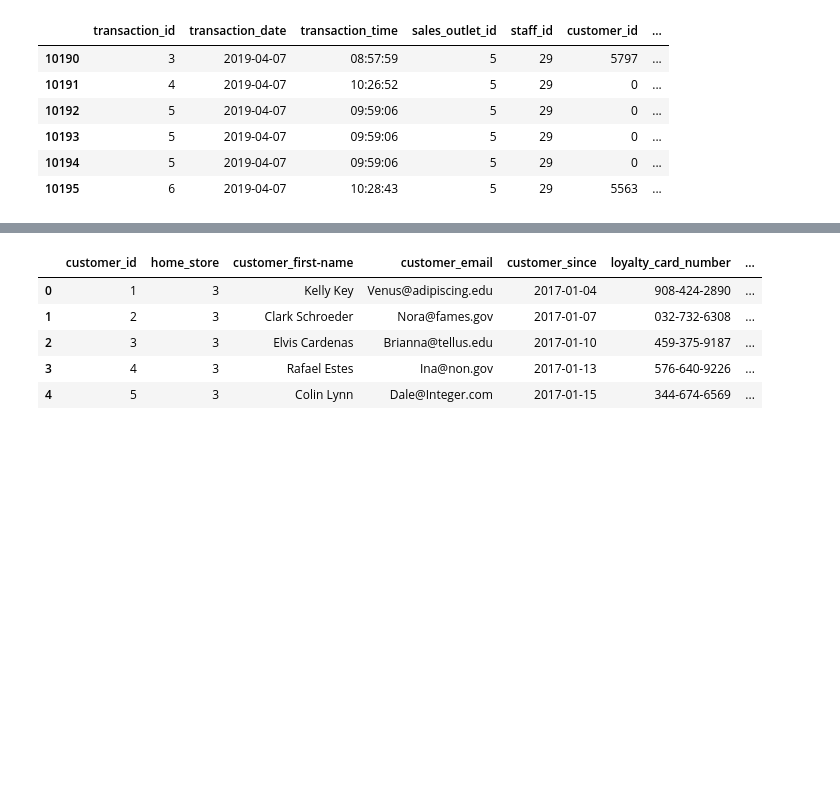
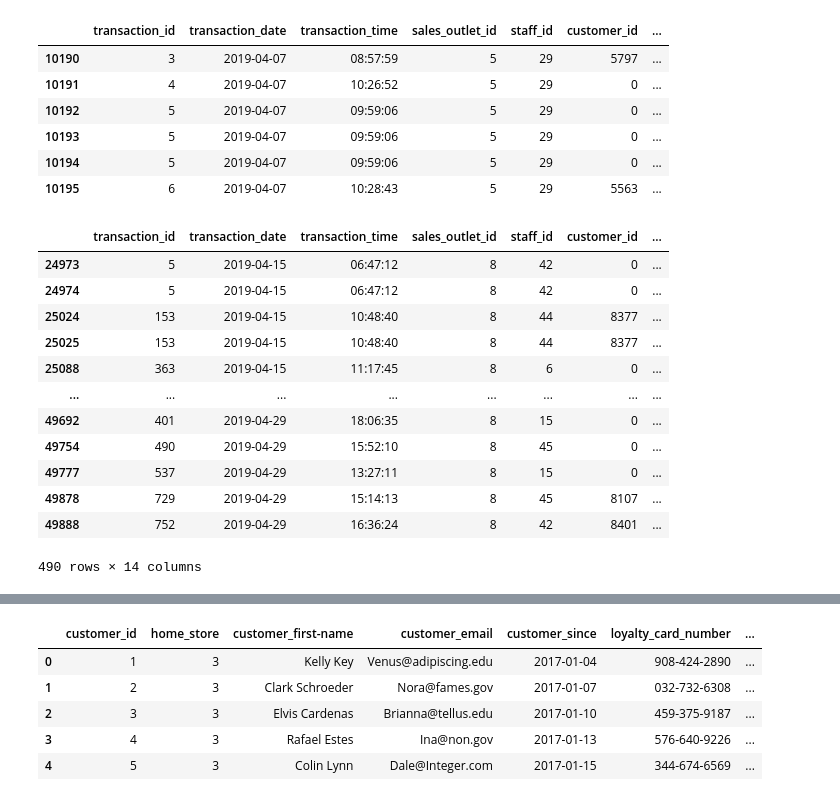
Before and after one commit to coffee-shop-analysis/coffee_project, a Jupyter notebook: acquire.ipynb, the cells around one changed output, grey strips where cells are left out. Saved outputs shown, nothing was run; the diff lists cells and outputs as text; code cells hidden in the pictures; blank space fills up the shorter version.

```diff
--- a/acquire.ipynb
+++ b/acquire.ipynb
@@ -141,3 +141,19 @@ sales.iloc[10190:10196]
 | 10193 | 5 | 2019-04-07 | 09:59:06 | 5 | 29 | 0 | ... |
 | 10194 | 5 | 2019-04-07 | 09:59:06 | 5 | 29 | 0 | ... |
 | 10195 | 6 | 2019-04-07 | 10:28:43 | 5 | 29 | 5563 | ... |
+# %%
+sales[sales.promo_item_yn == 'Y']
+# %% [output]
+|  | transaction_id | transaction_date | transaction_time | sales_outlet_id | staff_id | customer_id | ... |
+| 24973 | 5 | 2019-04-15 | 06:47:12 | 8 | 42 | 0 | ... |
+| 24974 | 5 | 2019-04-15 | 06:47:12 | 8 | 42 | 0 | ... |
+| 25024 | 153 | 2019-04-15 | 10:48:40 | 8 | 44 | 8377 | ... |
+| 25025 | 153 | 2019-04-15 | 10:48:40 | 8 | 44 | 8377 | ... |
+| 25088 | 363 | 2019-04-15 | 11:17:45 | 8 | 6 | 0 | ... |
+| ... | ... | ... | ... | ... | ... | ... | ... |
+| 49692 | 401 | 2019-04-29 | 18:06:35 | 8 | 15 | 0 | ... |
+| 49754 | 490 | 2019-04-29 | 15:52:10 | 8 | 45 | 0 | ... |
+| 49777 | 537 | 2019-04-29 | 13:27:11 | 8 | 15 | 0 | ... |
+| 49878 | 729 | 2019-04-29 | 15:14:13 | 8 | 45 | 8107 | ... |
+| 49888 | 752 | 2019-04-29 | 16:36:24 | 8 | 42 | 8401 | ... |
+490 rows × 14 columns
```
Also changed, not shown: parts of 4 cells of this notebook.
